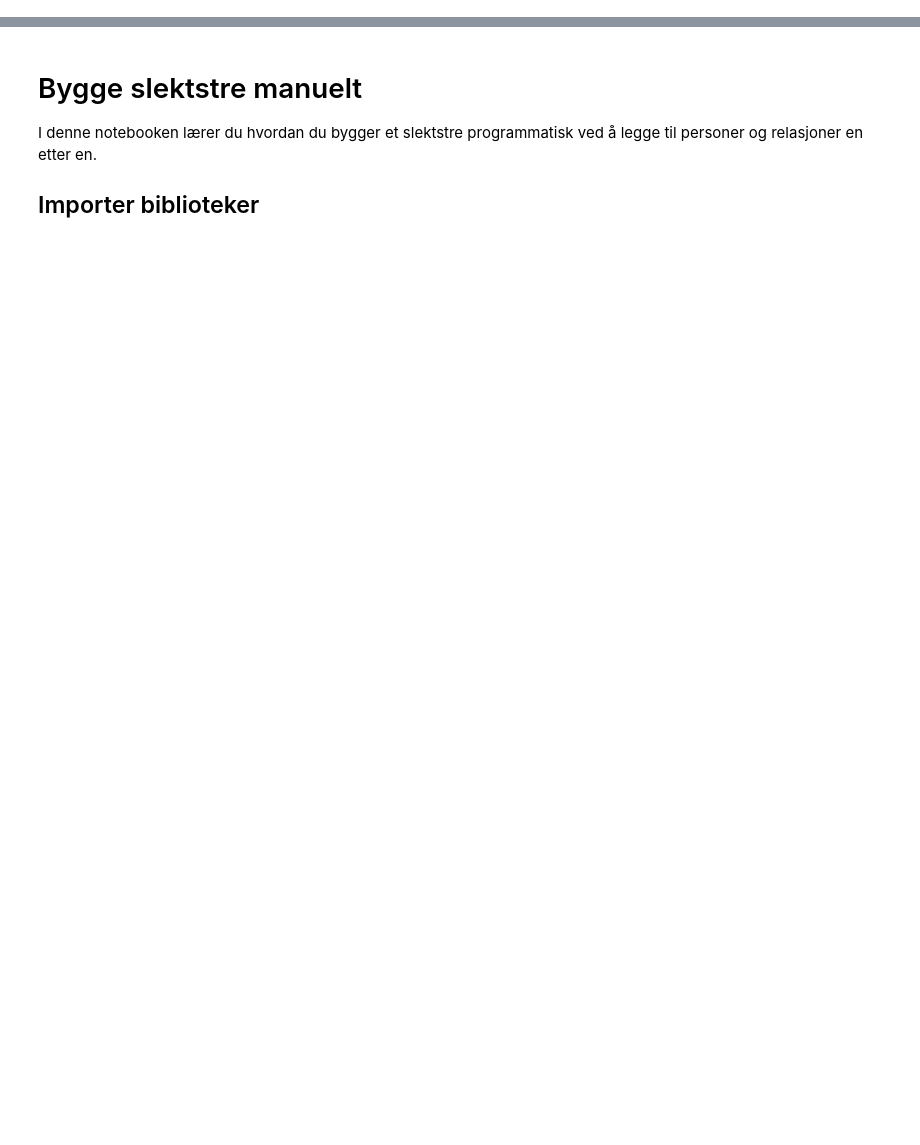
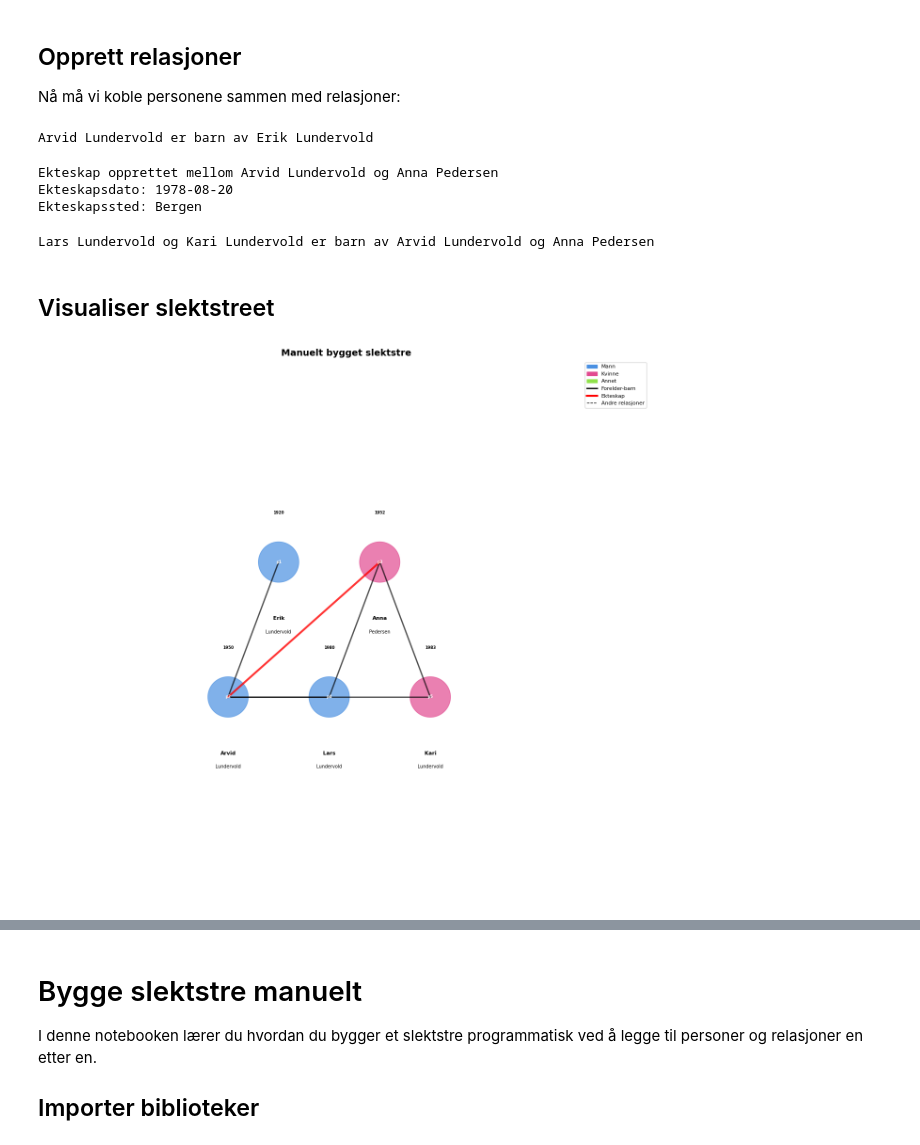
Before and after one commit to arvidl/slektstre, a Jupyter notebook: notebooks/02_bygg_tre_manuelt.ipynb, the cells around one changed output, grey strips where cells are left out. Drawn from its saved outputs; the diff is of its cells as text; code cells hidden in the pictures; blank space fills up the shorter version.

```diff
--- a/notebooks/02_bygg_tre_manuelt.ipynb
+++ b/notebooks/02_bygg_tre_manuelt.ipynb
@@ -0,0 +33,14 @@
+# %%
+# Generasjon 1: Bestefar
+bestefar = Person(
+    id="p1",
+    fornavn="Erik",
+    etternavn="Lundervold",
+    fødselsdato=date(1920, 5, 15),
+    kjønn=Gender.MALE,
+    fødested="Bergen",
+    notater="Første generasjon i slektstreet"
+)
+
+slektstre.add_person(bestefar)
+print(f"Lagt til: {bestefar.fullt_navn}")
@@ -0,0 +138,46 @@
+# %% [markdown]
+## Opprett relasjoner
+
+Nå må vi koble personene sammen med relasjoner:
+# %%
+# Legg til forelder-barn relasjoner
+slektstre.add_child(bestefar.id, far)
+
+print(f"{far.fullt_navn} er barn av {bestefar.fullt_navn}")
+# %% [output]
+Arvid Lundervold er barn av Erik Lundervold
+# %%
+# Legg til ekteskap
+ekteskap = slektstre.add_marriage(
+    far.id, mor.id,
+    ekteskapsdato=date(1978, 8, 20),
+    ekteskapssted="Bergen"
+)
+
+print(f"Ekteskap opprettet mellom {far.fullt_navn} og {mor.fullt_navn}")
+print(f"Ekteskapsdato: {ekteskap.ekteskapsdato}")
+print(f"Ekteskapssted: {ekteskap.ekteskapssted}")
+# %% [output]
+Ekteskap opprettet mellom Arvid Lundervold og Anna Pedersen
+Ekteskapsdato: 1978-08-20
+Ekteskapssted: Bergen
+# %%
+# Legg til barn til foreldre
+slektstre.add_child(far.id, barn1)
+slektstre.add_child(far.id, barn2)
+slektstre.add_child(mor.id, barn1)
+slektstre.add_child(mor.id, barn2)
+
+print(f"{barn1.fullt_navn} og {barn2.fullt_navn} er barn av {far.fullt_navn} og {mor.fullt_navn}")
+# %% [output]
+Lars Lundervold og Kari Lundervold er barn av Arvid Lundervold og Anna Pedersen
+# %% [markdown]
+## Visualiser slektstreet
+# %%
+from visualization import plot_hierarchical_tree
+
+# Plott hierarkisk slektstre
+fig = plot_hierarchical_tree(slektstre, title="Manuelt bygget slektstre")
+plt.show()
+# %% [output]
+[figure, added]
```
Also changed, not shown: parts of 36 cells of this notebook.
